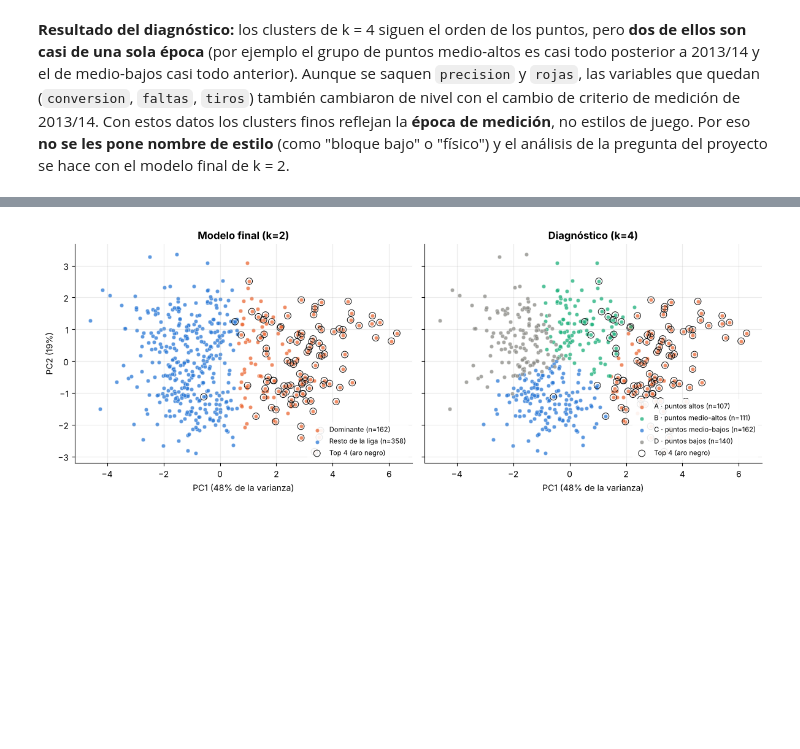
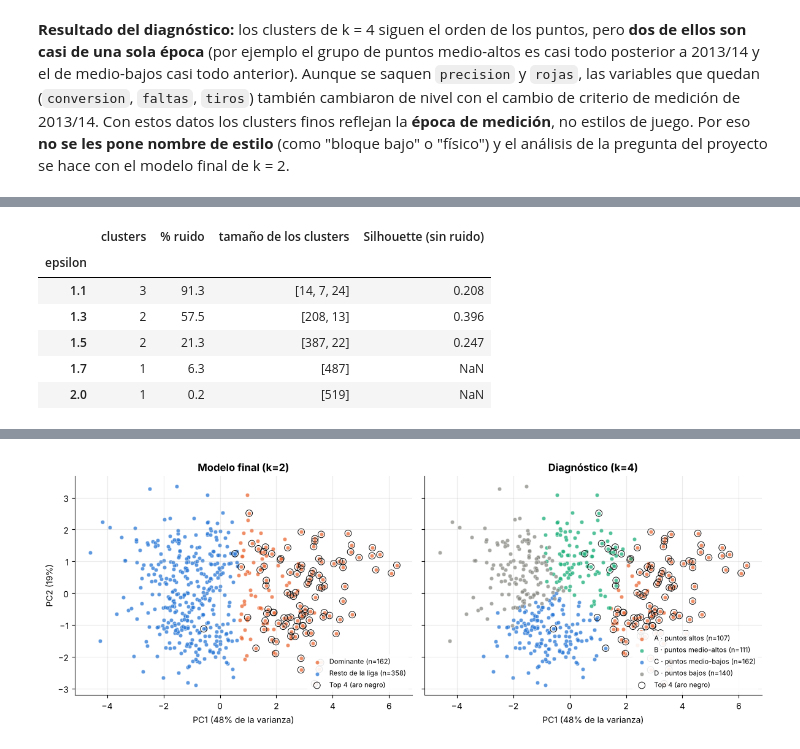
Before and after one commit to Boffranco/Data-Science-2026, a Jupyter notebook: notebooks/03c_mejora_interpretacion.ipynb, the cells around one changed output, grey strips where cells are left out. Drawn from its saved outputs; the diff is of its cells as text; code cells hidden in the pictures; blank space fills up the shorter version.

```diff
--- a/notebooks/03c_mejora_interpretacion.ipynb
+++ b/notebooks/03c_mejora_interpretacion.ipynb
@@ -343,0 +370,17 @@ Silhouette k=4 (8 variables): 0.202 (menor que el del modelo final)
+# %%
+filas = []
+for eps in [1.1, 1.3, 1.5, 1.7, 2.0]:
+    et = DBSCAN(eps=eps, min_samples=MIN_PTS).fit_predict(Zd)
+    cl = [g for g in np.unique(et) if g != -1]; sin_ruido = et != -1
+    sil = silhouette_score(Zd[sin_ruido], et[sin_ruido]) if len(cl) >= 2 else np.nan
+    filas.append({"epsilon": eps, "clusters": len(cl), "% ruido": round(100 * (~sin_ruido).mean(), 1),
+                  "tamaño de los clusters": np.bincount(et[sin_ruido]).tolist() if sin_ruido.any() else [], "Silhouette (sin ruido)": round(sil, 3)})
+pd.DataFrame(filas).set_index("epsilon")
+# %% [output]
+|  | clusters | % ruido | tamaño de los clusters | Silhouette (sin ruido) |
+| epsilon |  |  |  |  |
+| 1.1 | 3 | 91.3 | [14, 7, 24] | 0.208 |
+| 1.3 | 2 | 57.5 | [208, 13] | 0.396 |
+| 1.5 | 2 | 21.3 | [387, 22] | 0.247 |
+| 1.7 | 1 | 6.3 | [487] | NaN |
+| 2.0 | 1 | 0.2 | [519] | NaN |
```
Also changed, not shown: parts of 14 cells of this notebook.
